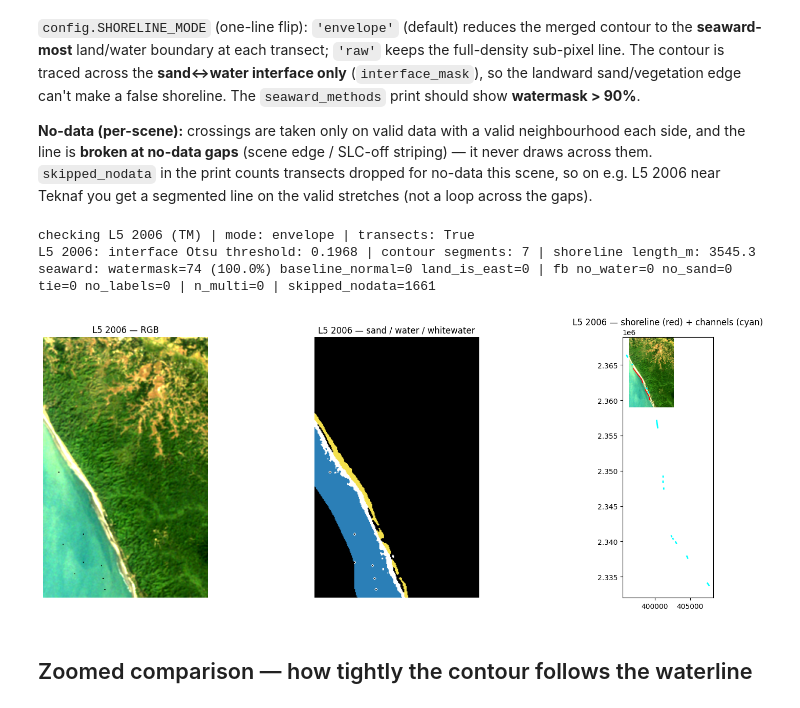
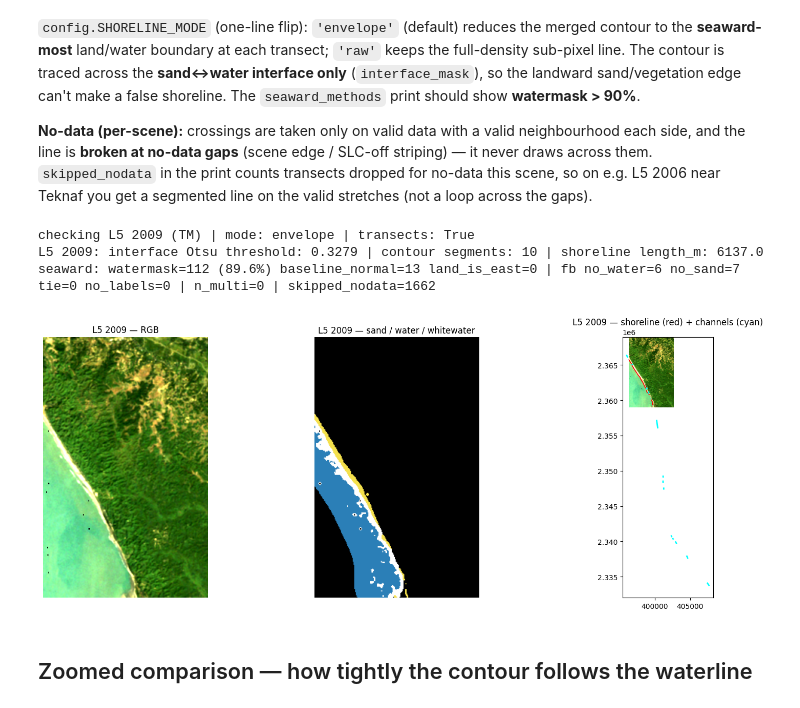
Before and after one commit to SKPrince1911/Shoreline-Dynamics, a Jupyter notebook: notebooks/03b_shoreline_extraction.ipynb, the cells around one changed output. Cells and saved outputs as stored; diff of their text form; code cells hidden in the pictures.

```diff
--- a/notebooks/03b_shoreline_extraction.ipynb
+++ b/notebooks/03b_shoreline_extraction.ipynb
@@ -216,7 +216,7 @@ counts transects dropped for no-data this scene, so on e.g. L5 2006 near Teknaf
 get a segmented line on the valid stretches (not a loop across the gaps).
 # %%
 CHECK_SENSOR = 'L5'    # <-- 'S2' | 'L9' | 'L8' | 'L5' | 'L7'
-CHECK_YEAR   = 2006    # <-- matching label/test year, e.g. L9->2022, L5->2006
+CHECK_YEAR   = 2009    # <-- matching label/test year, e.g. L9->2022, L5->2006
 config.SHORELINE_MODE = 'envelope'   # <-- flip to 'raw' for the full sub-pixel cartographic line
 
 _tag = f'{CHECK_SENSOR} {CHECK_YEAR}'
@@ -248,37 +248,37 @@ else:
           '| contour segments:', len(contours),
           '| shoreline length_m:', None if line is None else round(line.length, 1))
     if settings['mode'] == 'envelope' and settings['transects'] is not None:
         m = audit.get('seaward_methods', {})
         res = m.get('watermask', 0) + m.get('baseline_normal', 0) + m.get('land_is_east', 0)
         pct = 100.0 * m.get('watermask', 0) / res if res else 0.0
         print(f"seaward: watermask={m.get('watermask',0)} ({pct:.1f}%) "
               f"baseline_normal={m.get('baseline_normal',0)} land_is_east={m.get('land_is_east',0)} "
               f"| fb no_water={m.get('fb_no_water',0)} no_sand={m.get('fb_no_sand',0)} "
               f"tie={m.get('fb_tie',0)} no_labels={m.get('fb_no_labels',0)} "
               f"| n_multi={audit.get('envelope_n_multi')} | skipped_nodata={audit.get('envelope_skipped_nodata')}")
 
     t, (H, W) = sc.transform, sc.valid.shape
     extent = [t.c, t.c + W * t.a, t.f + H * t.e, t.f]
     overlay = np.zeros((H, W, 3))
     overlay[labels == config.CLASS_SAND] = [0.96, 0.88, 0.30]
     overlay[labels == config.CLASS_WATER] = [0.17, 0.50, 0.72]
     overlay[labels == config.CLASS_WHITEWATER] = [1.0, 1.0, 1.0]
     fig, ax = plt.subplots(1, 3, figsize=(17, 6))
     ax[0].imshow(rgb_from_scene(sc)); ax[0].set_title(f'{_tag} — RGB'); ax[0].axis('off')
     ax[1].imshow(overlay); ax[1].set_title(f'{_tag} — sand / water / whitewater'); ax[1].axis('off')
     ax[2].imshow(rgb_from_scene(sc), extent=extent, origin='upper')
     if line is not None:
         for ln in extract._as_line_list(line):
             xs, ys = ln.xy; ax[2].plot(xs, ys, '-', color='red', lw=1.2)
     for cl in settings['channel_lines']:
         xs, ys = cl.xy; ax[2].plot(xs, ys, color='cyan', lw=2)
     ax[2].set_aspect('equal'); ax[2].set_title(f'{_tag} — shoreline (red) + channels (cyan)')
     plt.tight_layout(); plt.show()
 # %% [output]
-checking L5 2006 (TM) | mode: envelope | transects: True
-L5 2006: interface Otsu threshold: 0.1968 | contour segments: 7 | shoreline length_m: 3545.3
-seaward: watermask=74 (100.0%) baseline_normal=0 land_is_east=0 | fb no_water=0 no_sand=0 tie=0 no_labels=0 | n_multi=0 | skipped_nodata=1661
+checking L5 2009 (TM) | mode: envelope | transects: True
+L5 2009: interface Otsu threshold: 0.3279 | contour segments: 10 | shoreline length_m: 6137.0
+seaward: watermask=112 (89.6%) baseline_normal=13 land_is_east=0 | fb no_water=6 no_sand=7 tie=0 no_labels=0 | n_multi=0 | skipped_nodata=1662
-[figure, old version]
+[figure, new version]
 # %% [markdown]
 ## Zoomed comparison — how tightly the contour follows the waterline
 # %%
```
Also changed, not shown: parts of 1 cell of this notebook.
